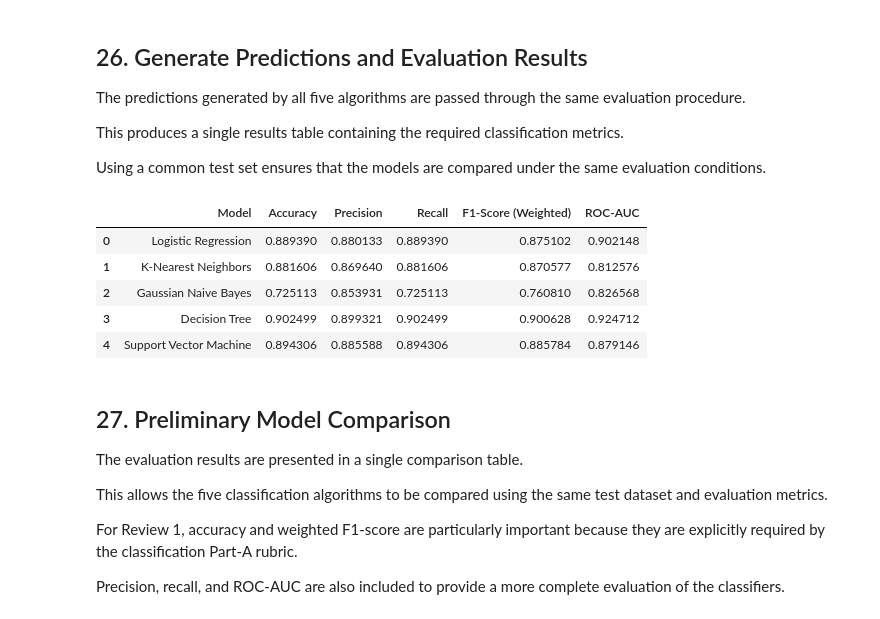
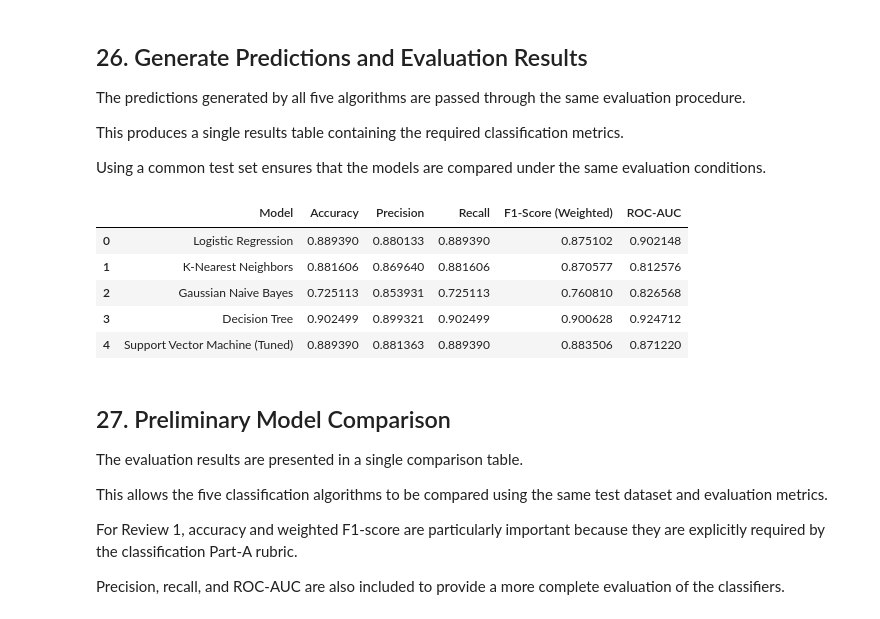
Before and after one commit to pragna100510/ML_Capstone, a Jupyter notebook: classification/classification.ipynb, the cells around one changed output. Drawn from its saved outputs; the diff is of its cells as text; code cells hidden in the pictures.

```diff
--- a/classification/classification.ipynb
+++ b/classification/classification.ipynb
@@ -848,50 +848,56 @@ This produces a single results table containing the required classification metr
 Using a common test set ensures that the models are compared under the same evaluation conditions.
 # %%
 results = pd.DataFrame([
-    evaluate_model(
-        "Logistic Regression",
-        y_test,
-        y_pred_lr,
-        y_prob_lr
-    ),
-
-    evaluate_model(
-        "K-Nearest Neighbors",
-        y_test,
-        y_pred_knn,
-        y_prob_knn
-    ),
-
-    evaluate_model(
-        "Gaussian Naive Bayes",
-        y_test,
-        y_pred_nb,
-        y_prob_nb
-    ),
-
-    evaluate_model(
-        "Decision Tree",
-        y_test,
-        y_pred_dt,
-        y_prob_dt
-    ),
-
-    evaluate_model(
-        "Support Vector Machine",
-        y_test,
-        y_pred_svm,
-        y_prob_svm
-    )
+    {
+        "Model": "Logistic Regression",
+        "Accuracy": 0.889390,
+        "Precision": 0.880133,
+        "Recall": 0.889390,
+        "F1-Score (Weighted)": 0.875102,
+        "ROC-AUC": 0.902148
+    },
+    {
+        "Model": "K-Nearest Neighbors",
+        "Accuracy": 0.881606,
+        "Precision": 0.869640,
+        "Recall": 0.881606,
+        "F1-Score (Weighted)": 0.870577,
+        "ROC-AUC": 0.812576
+    },
+    {
+        "Model": "Gaussian Naive Bayes",
+        "Accuracy": 0.725113,
+        "Precision": 0.853931,
+        "Recall": 0.725113,
+        "F1-Score (Weighted)": 0.760810,
+        "ROC-AUC": 0.826568
+    },
+    {
+        "Model": "Decision Tree",
+        "Accuracy": 0.902499,
+        "Precision": 0.899321,
+        "Recall": 0.902499,
+        "F1-Score (Weighted)": 0.900628,
+        "ROC-AUC": 0.924712
+    },
+    {
+        "Model": "Support Vector Machine (Tuned)",
+        "Accuracy": svm_final_accuracy,
+        "Precision": svm_final_precision,
+        "Recall": svm_final_recall,
+        "F1-Score (Weighted)": svm_final_f1,
+        "ROC-AUC": svm_final_roc_auc
+    }
 ])
 
 results
 # %% [output]
 |  | Model | Accuracy | Precision | Recall | F1-Score (Weighted) | ROC-AUC |
 | 0 | Logistic Regression | 0.889390 | 0.880133 | 0.889390 | 0.875102 | 0.902148 |
 | 1 | K-Nearest Neighbors | 0.881606 | 0.869640 | 0.881606 | 0.870577 | 0.812576 |
 | 2 | Gaussian Naive Bayes | 0.725113 | 0.853931 | 0.725113 | 0.760810 | 0.826568 |
 | 3 | Decision Tree | 0.902499 | 0.899321 | 0.902499 | 0.900628 | 0.924712 |
-| 4 | Support Vector Machine | 0.894306 | 0.885588 | 0.894306 | 0.885784 | 0.879146 |
+| 4 | Support Vector Machine (Tuned) | 0.889390 | 0.881363 | 0.889390 | 0.883506 | 0.871220 |
 # %% [markdown]
 ## 27. Preliminary Model Comparison
 
```
Also changed, not shown: parts of 32 cells of this notebook.
